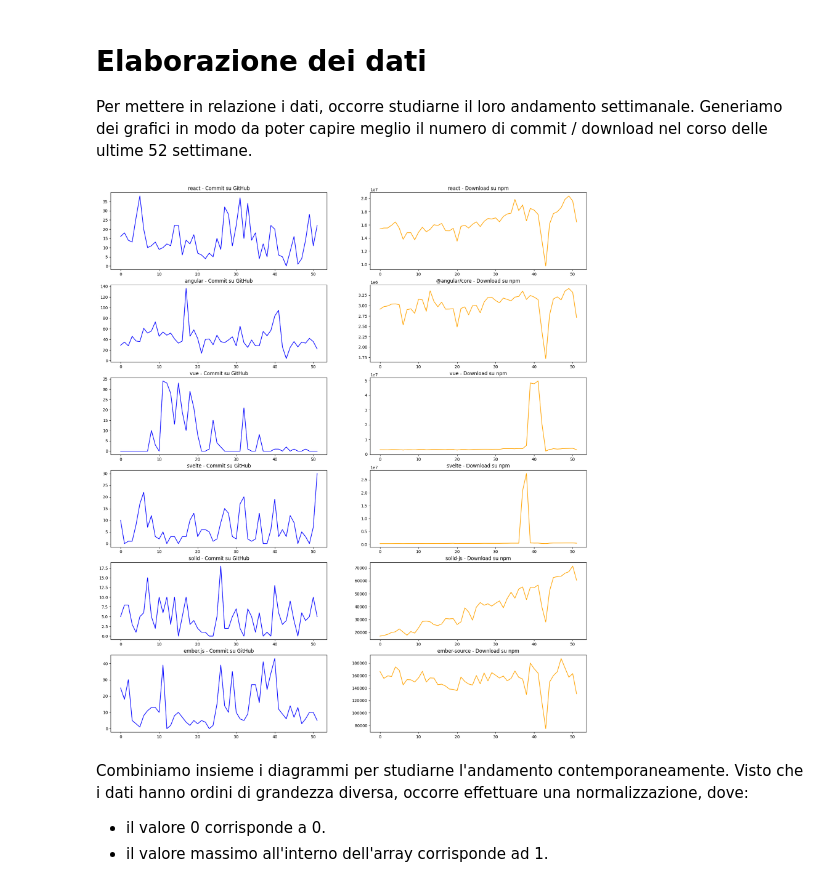
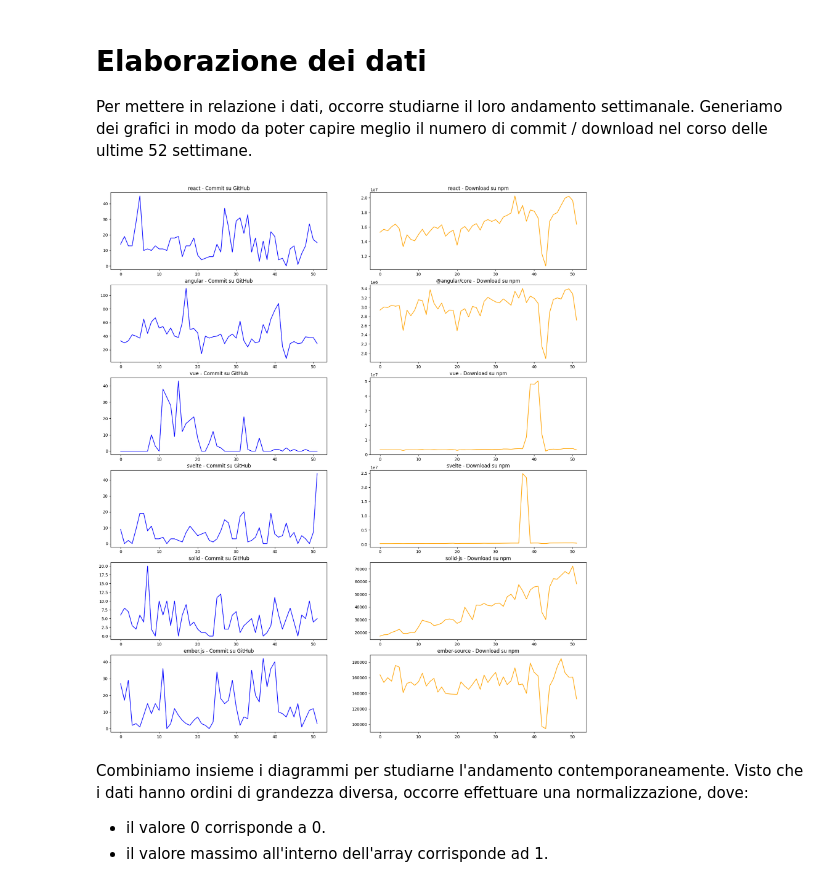
Before and after one commit to Dacker15/github-tutorial-social-media, a Jupyter notebook: tutorial.ipynb, the cells around one changed output. Drawn from its saved outputs; the diff is of its cells as text; code cells hidden in the pictures.

```diff
--- a/tutorial.ipynb
+++ b/tutorial.ipynb
@@ -169,0 +220,8 @@ for package_name in npm_packages_names:
+# %%
+npm_data_output = list()
+
+for package_name in npm_packages_names:
+    response = get_npm_stats(package_name)
+    npm_data_output.append(response)
+
+npm_data_output
@@ -177,8 +253,8 @@ import functools
 import math
 
 
-def merge_npm_days(package_name: str):
-    downloads_list = npm_packages_stats[package_name]['daily']
+def merge_npm_days(package_data):
+    downloads_list = list(map(lambda element : element['downloads'], package_data['downloads']))
     weeks_count = math.ceil(len(downloads_list) / 7)
     weeks_total = [0] * weeks_count
     i = weeks_count - 1
@@ -189,7 +265,3 @@ def merge_npm_days(package_name: str):
         weeks_total[i] = week_total
         i -= 1
     return weeks_total
-
-for package_name in npm_packages_names:
-    weekly_download = merge_npm_days(package_name)
-    npm_packages_stats[package_name]['weekly'] = weekly_download
@@ -195,0 +270,4 @@ for package_name in npm_packages_names:
+# %%
+npm_data = list(map(merge_npm_days, npm_data_output))
+
+npm_data
@@ -200,26 +296,28 @@ Generiamo dei grafici in modo da poter capire meglio il numero di commit / downl
 # %%
 from matplotlib import pyplot as plt
 
-github_stats_keys = list(github_stats.keys())
-npm_packages_stats_keys = list(npm_packages_stats.keys())
 
-def generate_lib_plot(package_index, axis):
+def generate_lib_plots(github_list, npm_list, graph_axis, index):
     day_list = range(52)
-    github_list = github_stats[github_stats_keys[i]][-52:]
-    npm_list = npm_packages_stats[npm_packages_stats_keys[i]]['weekly'][-52:]
-    axis[i][0].plot(day_list, github_list, 'blue')
-    axis[i][0].set_title("{} - Commit su GitHub".format(github_stats_keys[i]))
-    axis[i][1].plot(day_list, npm_list, 'orange')
-    axis[i][1].set_title("{} - Download su npm".format(npm_packages_stats_keys[i]))
-n_rows = len(github_stats_keys)
+    github_effective_list = github_list[-52:]
+    npm_effective_list = npm_list[-52:]
+    graph_axis[0].plot(day_list, github_effective_list, 'blue')
+    graph_axis[0].set_title("{} - Commit su GitHub".format(github_repo_names[index]))
+    graph_axis[1].plot(day_list, npm_effective_list, 'orange')
+    graph_axis[1].set_title("{} - Download su npm".format(npm_packages_names[index]))
+
+aggregate_data = zip(github_data, npm_data)
+enumerated_data = enumerate(aggregate_data)
+
+n_rows = 6
 n_cols = 2
 (fig, axis) = plt.subplots(nrows=n_rows, ncols=n_cols)
 fig.set_size_inches(21, 24)
-for i in range(len(github_stats_keys)):
-    generate_lib_plot(i, axis)
-plt.show()
+
+for (i, (github, npm)) in enumerated_data:
+    generate_lib_plots(github, npm, axis[i], i)
 # %% [output]
-[figure, old version]
+[figure, new version]
 # %% [markdown]
 Combiniamo insieme i diagrammi per studiarne l'andamento contemporaneamente.
 Visto che i dati hanno ordini di grandezza diversa, occorre effettuare una normalizzazione, dove:
```
Also changed, not shown: parts of 21 cells of this notebook.
